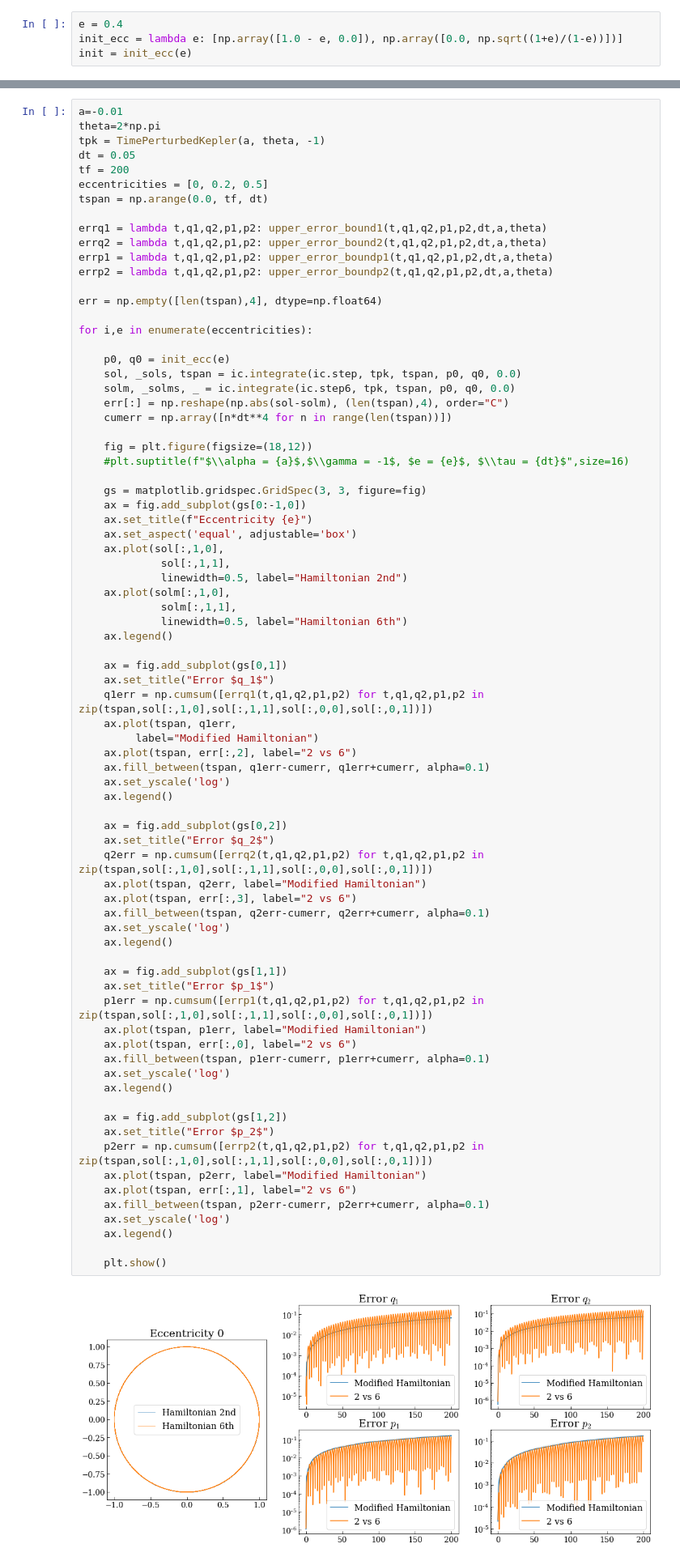
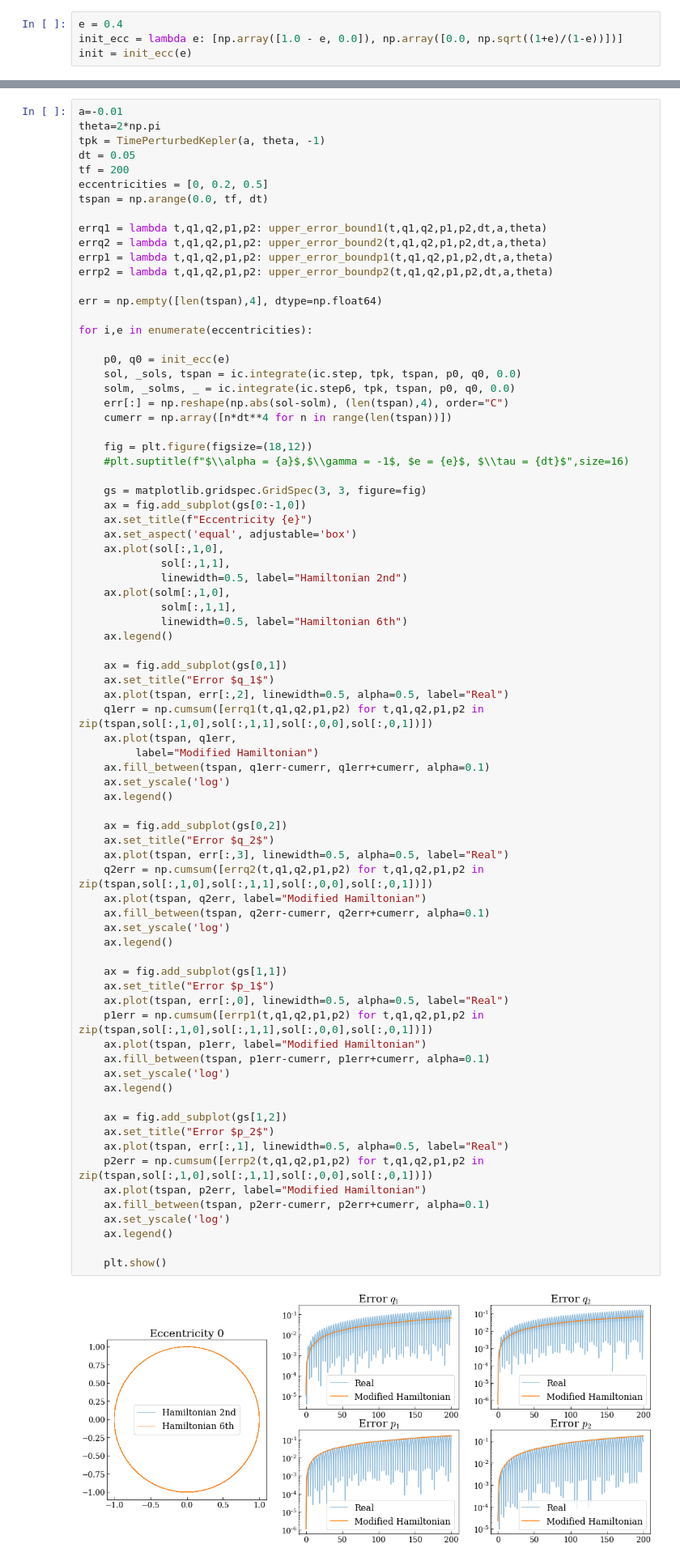
Before and after one commit to mseri/contact-integrators, a Jupyter notebook: The Time-Perturbed Kepler model -- Error Analysis.ipynb, the cells around one changed output, grey strips where cells are left out. Shown at 81% size. Cells and saved outputs as stored; diff of their text form.

Commit message:
Time perturbed kepler: make plots more consistent
Signed-off-by: Marcello Seri <marcello.seri@gmail.com>

```diff
--- a/The Time-Perturbed Kepler model -- Error Analysis.ipynb
+++ b/The Time-Perturbed Kepler model -- Error Analysis.ipynb
@@ -107,41 +107,41 @@ for i,e in enumerate(eccentricities):
 
     ax = fig.add_subplot(gs[0,1])
     ax.set_title("Error $q_1$")
+    ax.plot(tspan, err[:,2], linewidth=0.5, alpha=0.5, label="Real")
     q1err = np.cumsum([errq1(t,q1,q2,p1,p2) for t,q1,q2,p1,p2 in zip(tspan,sol[:,1,0],sol[:,1,1],sol[:,0,0],sol[:,0,1])])
     ax.plot(tspan, q1err,
          label="Modified Hamiltonian")
-    ax.plot(tspan, err[:,2], label="2 vs 6")
     ax.fill_between(tspan, q1err-cumerr, q1err+cumerr, alpha=0.1)
     ax.set_yscale('log')
     ax.legend()
 
     ax = fig.add_subplot(gs[0,2])
     ax.set_title("Error $q_2$")
+    ax.plot(tspan, err[:,3], linewidth=0.5, alpha=0.5, label="Real")
     q2err = np.cumsum([errq2(t,q1,q2,p1,p2) for t,q1,q2,p1,p2 in zip(tspan,sol[:,1,0],sol[:,1,1],sol[:,0,0],sol[:,0,1])])
     ax.plot(tspan, q2err, label="Modified Hamiltonian")
-    ax.plot(tspan, err[:,3], label="2 vs 6")
     ax.fill_between(tspan, q2err-cumerr, q2err+cumerr, alpha=0.1)
     ax.set_yscale('log')
     ax.legend()
 
     ax = fig.add_subplot(gs[1,1])
     ax.set_title("Error $p_1$")
+    ax.plot(tspan, err[:,0], linewidth=0.5, alpha=0.5, label="Real")
     p1err = np.cumsum([errp1(t,q1,q2,p1,p2) for t,q1,q2,p1,p2 in zip(tspan,sol[:,1,0],sol[:,1,1],sol[:,0,0],sol[:,0,1])])
     ax.plot(tspan, p1err, label="Modified Hamiltonian")
-    ax.plot(tspan, err[:,0], label="2 vs 6")
     ax.fill_between(tspan, p1err-cumerr, p1err+cumerr, alpha=0.1)
     ax.set_yscale('log')
     ax.legend()
 
     ax = fig.add_subplot(gs[1,2])
     ax.set_title("Error $p_2$")
+    ax.plot(tspan, err[:,1], linewidth=0.5, alpha=0.5, label="Real")
     p2err = np.cumsum([errp2(t,q1,q2,p1,p2) for t,q1,q2,p1,p2 in zip(tspan,sol[:,1,0],sol[:,1,1],sol[:,0,0],sol[:,0,1])])
     ax.plot(tspan, p2err, label="Modified Hamiltonian")
-    ax.plot(tspan, err[:,1], label="2 vs 6")
     ax.fill_between(tspan, p2err-cumerr, p2err+cumerr, alpha=0.1)
     ax.set_yscale('log')
     ax.legend()
 
     plt.show()
 # %% [output]
-[figure, old version]
+[figure, new version]
```
Also changed, not shown: parts of 1 cell of this notebook.
